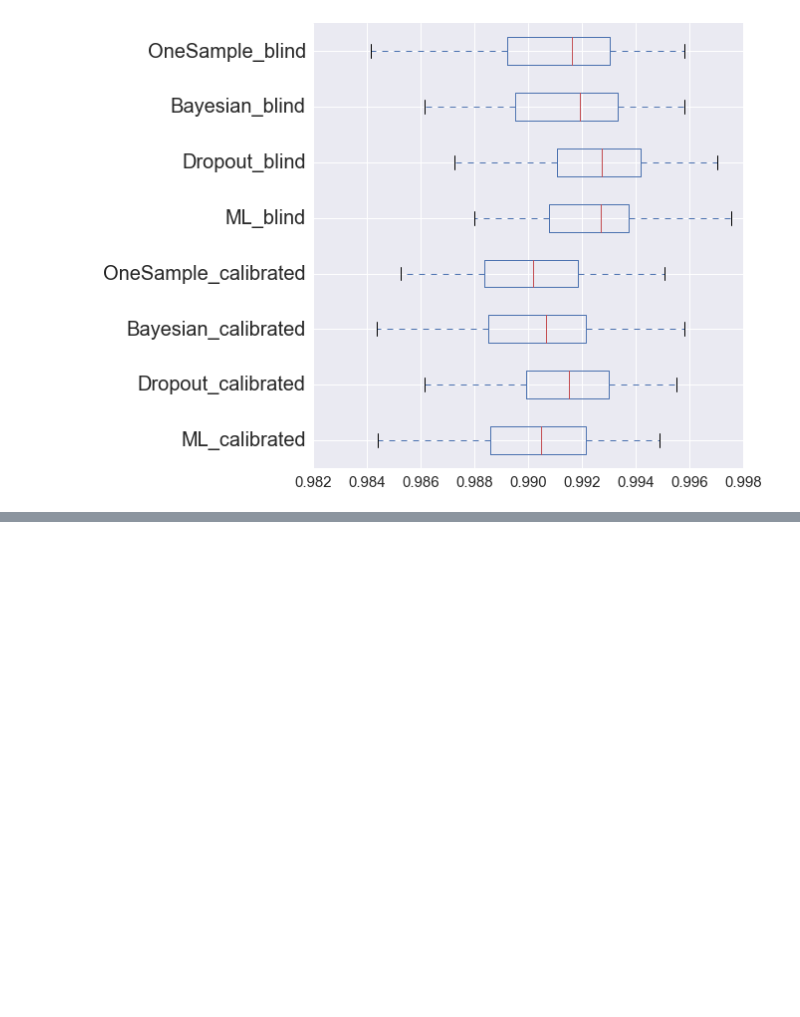
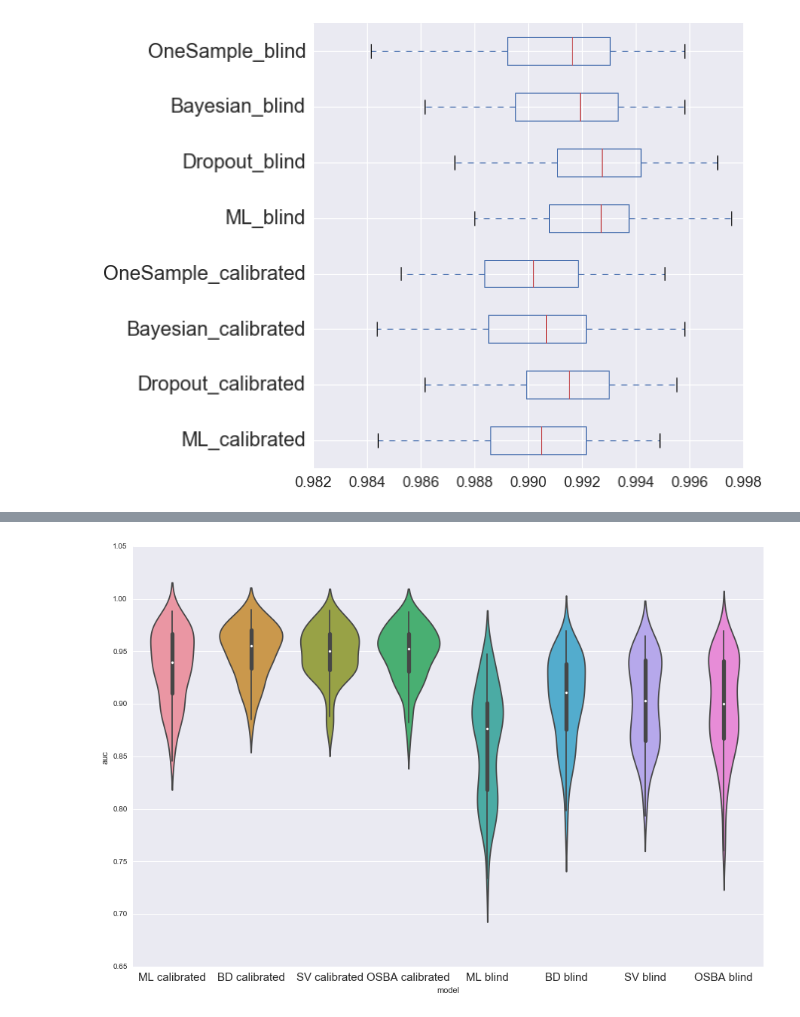
Before and after one commit to ramon-oliveira/deepstats, a Jupyter notebook: mnist_results/join_results.ipynb, the cells around one changed output, grey strips where cells are left out. Saved outputs shown, nothing was run; the diff lists cells and outputs as text; code cells hidden in the pictures; blank space fills up the shorter version.

```diff
--- a/mnist_results/join_results.ipynb
+++ b/mnist_results/join_results.ipynb
@@ -168,0 +142,14 @@ plt.title('Anomaly detector AUC', fontsize=20)
+# %%
+cols = []
+values = []
+for c in df.columns:
+    vls = df[c].values
+    values.append(vls)
+    cols.append([c]*len(vls))
+cols = np.concatenate(cols)
+values = np.concatenate(values)
+sns.violinplot(x="model", y="auc", data=pd.DataFrame({'model': cols, 'auc': values}))
+mpl.rcParams['figure.figsize'] = 15, 10
+sns.despine(left=True)
+# %% [output]
+[figure, added]
```
Also changed, not shown: parts of 5 cells of this notebook, 26 other files.
